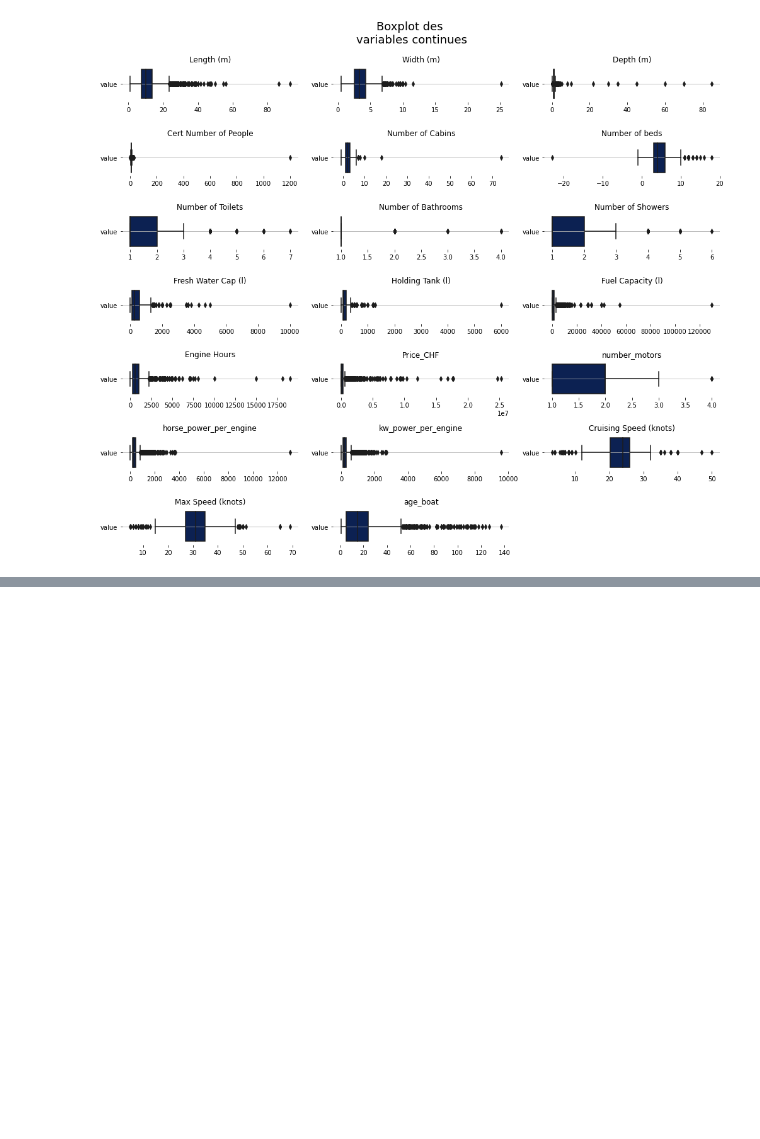
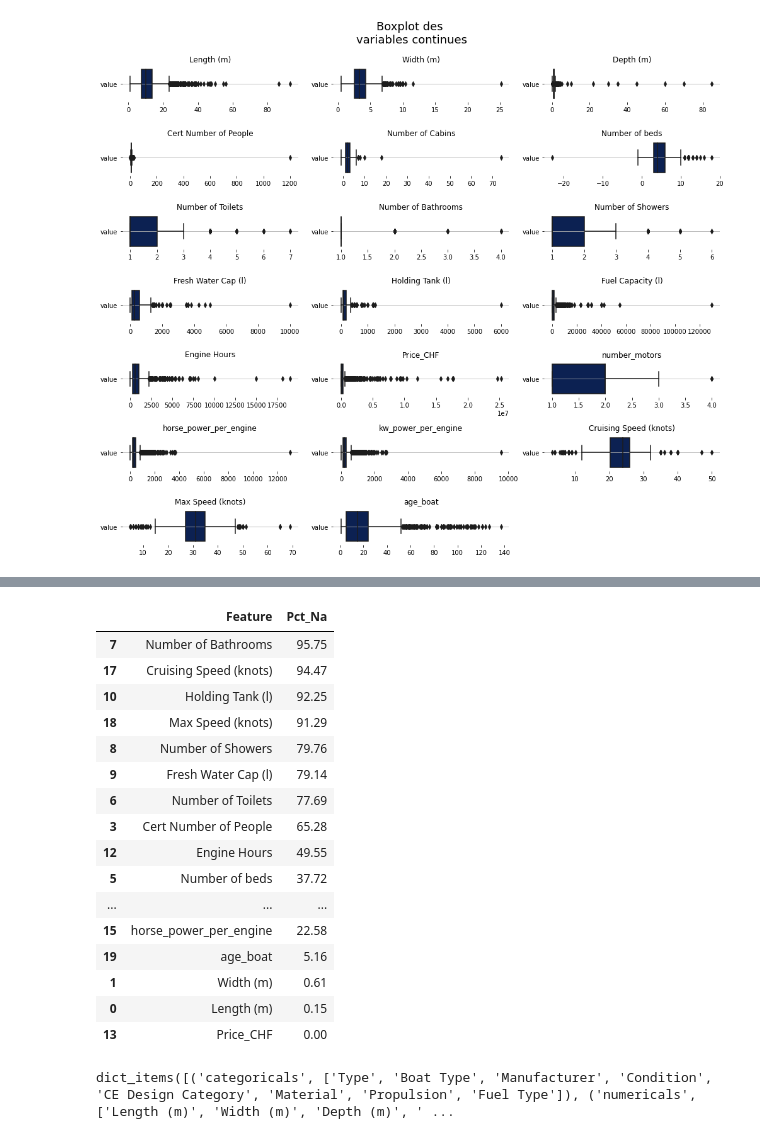
Before and after one commit to kristy25/AcademyPublic, a Jupyter notebook: Untitled1.ipynb, the cells around one changed output, grey strips where cells are left out. Drawn from its saved outputs; the diff is of its cells as text; code cells hidden in the pictures; blank space fills up the shorter version.

```diff
--- a/Untitled1.ipynb
+++ b/Untitled1.ipynb
@@ -2477,0 +2522,27 @@ for n, variable in enumerate(col_numericals):
+# %%
+df_temp
+# %% [output]
+|  | Feature | Pct_Na |
+| 7 | Number of Bathrooms | 95.75 |
+| 17 | Cruising Speed (knots) | 94.47 |
+| 10 | Holding Tank (l) | 92.25 |
+| 18 | Max Speed (knots) | 91.29 |
+| 8 | Number of Showers | 79.76 |
+| 9 | Fresh Water Cap (l) | 79.14 |
+| 6 | Number of Toilets | 77.69 |
+| 3 | Cert Number of People | 65.28 |
+| 12 | Engine Hours | 49.55 |
+| 5 | Number of beds | 37.72 |
+| ... | ... | ... |
+| 15 | horse_power_per_engine | 22.58 |
+| 19 | age_boat | 5.16 |
+| 1 | Width (m) | 0.61 |
+| 0 | Length (m) | 0.15 |
+| 13 | Price_CHF | 0.00 |
+# %%
+dict_cols = {'categoricals': col_categoricals,
+               'numericals': col_numericals}
+
+dict_cols.items()
+# %% [output]
+dict_items([('categoricals', ['Type', 'Boat Type', 'Manufacturer', 'Condition', 'CE Design Category', 'Material', 'Propulsion', 'Fuel Type']), ('numericals', ['Length (m)', 'Width (m)', 'Depth (m)', ' ...
```
Also changed, not shown: parts of 17 cells of this notebook.
